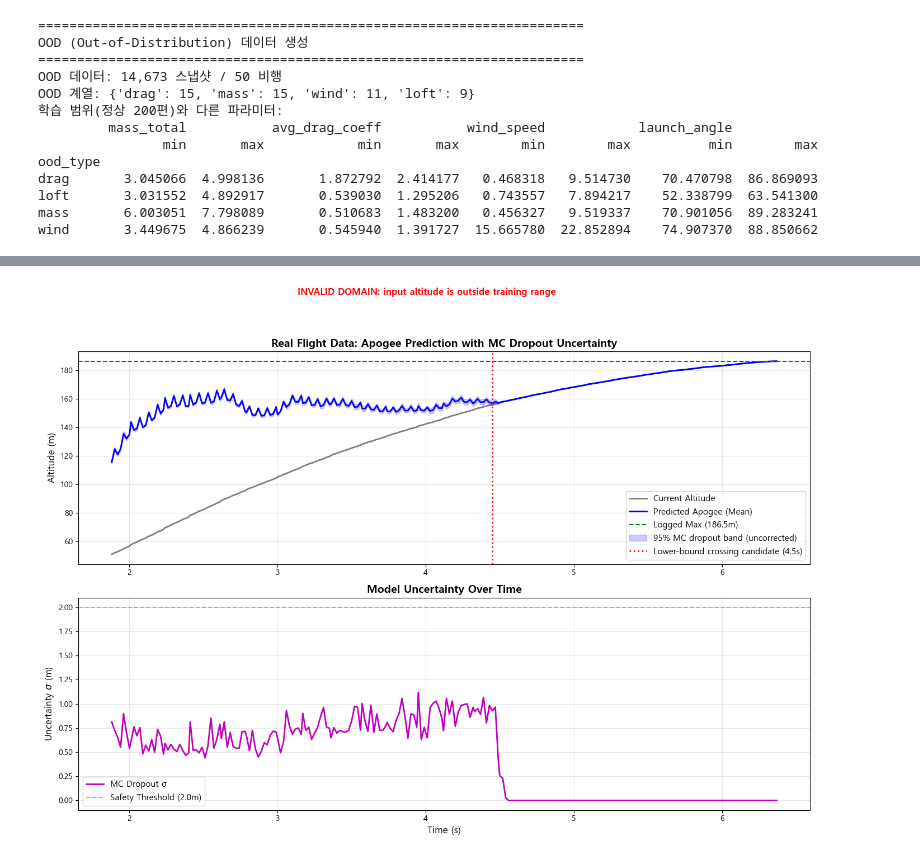
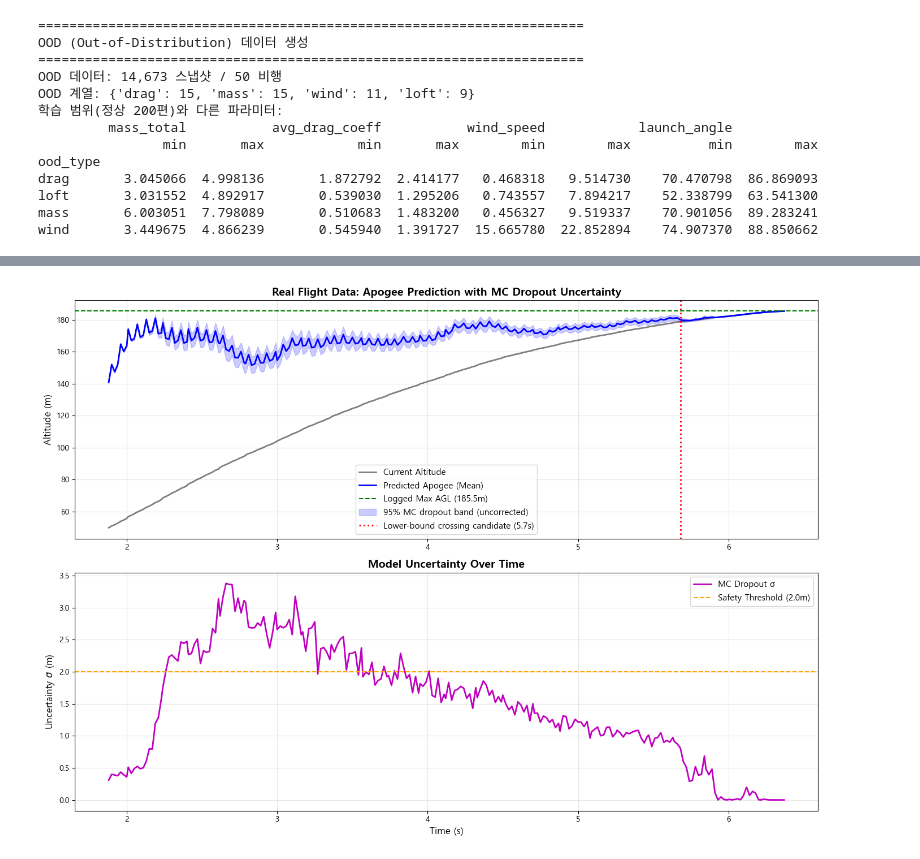
Before and after one commit to postech-psi/psintelligence, a Jupyter notebook: step5-UQ.ipynb, the cells around one changed output, grey strips where cells are left out. Drawn from its saved outputs; the diff is of its cells as text; code cells hidden in the pictures.

```diff
--- a/step5-UQ.ipynb
+++ b/step5-UQ.ipynb
@@ -241,8 +241,8 @@ class GRUModel(nn.Module):
         # Fully Connected 층 통과
         output = self.fc(last_hidden)
 
-        # r = 1 + 0.2*tanh ∈ (0.8, 1.2)
-        return 1.0 + 0.2 * output.squeeze(-1), hidden
+        # r = 1 + 0.5*tanh ∈ (0.5, 1.5)
+        return 1.0 + 0.5 * output.squeeze(-1), hidden
 
     def init_hidden(self, batch_size):
         """초기 은닉 상태 생성"""
@@ -611,9 +624,7 @@ if not os.path.exists(OOD_DATA_PATH):
 
 ood_all = pd.read_csv(OOD_DATA_PATH, compression='gzip')
 ood_meta = pd.read_csv(OOD_META_PATH, compression='gzip')
-if 'dynamic_pressure' not in ood_all.columns:
-    _rho = 1.225 * np.exp(-0.00012 * ood_all['altitude'].abs())
-    ood_all['dynamic_pressure'] = 0.5 * _rho * (ood_all['velocity_z'] ** 2)
+ood_all = _add_relative_columns(ood_all)
 ood_flight_ids = np.sort(ood_all['flight_id'].unique())
 
 print(f"OOD 데이터: {len(ood_all):,} 스냅샷 / {len(ood_flight_ids)} 비행")
@@ -654,11 +665,11 @@ for flight_id in ood_flight_ids[:5]:  # 5 개 OOD 비행
     flight_data = ood_all[ood_all['flight_id'] == flight_id].reset_index(drop=True)
 
     for i in range(0, len(flight_data) - WINDOW_SIZE + 1, 50):
-        seq = flight_data.iloc[i:i+WINDOW_SIZE][['altitude_noisy', 'velocity_z', 'acceleration_noisy',
+        seq = flight_data.iloc[i:i+WINDOW_SIZE][['altitude_noisy_rel', 'velocity_z', 'acceleration_noisy',
                                                    'tilt_angle', 'gyro_roll_noisy', 'dynamic_pressure']].values
         seq_scaled = scaler.transform(seq)
         ood_sequences.append(seq_scaled)
-        ood_h_curr.append(flight_data.iloc[i+WINDOW_SIZE-1]['altitude'])
+        ood_h_curr.append(flight_data.iloc[i+WINDOW_SIZE-1]['altitude_rel'])
         ood_v_z.append(flight_data.iloc[i+WINDOW_SIZE-1]['velocity_z'])
         ood_times.append(flight_data.iloc[i+WINDOW_SIZE-1]['time'])
 
@@ -826,6 +837,7 @@ def load_real_data_for_gru(file_path, scaler, feature_cols, window_size=100):
         with open(file_path, 'r', encoding='cp949') as f: lines = f.readlines()
 
     launch_time = None
+    pad_alt = None
     raw_records =[]
 
     for line in lines:
@@ -840,7 +852,10 @@ def load_real_data_for_gru(file_path, scaler, feature_cols, window_size=100):
 
             if launch_time is not None:
                 time = t_sys - launch_time
-                alt = float(match.group(9))
+                alt_abs = float(match.group(9))
+                if pad_alt is None:
+                    pad_alt = alt_abs
+                alt_rel = alt_abs - pad_alt
                 vel = float(match.group(10))
                 acc_ms = acc_g * 9.80665
                 pitch = float(match.group(3))
@@ -851,14 +866,16 @@ def load_real_data_for_gru(file_path, scaler, feature_cols, window_size=100):
                 # Euler (yaw, pitch, roll) 가정. 지상 pitch 2.56° → tilt ≈ -2.56°.
                 tilt_val = -abs(pitch)
 
-                rho = 1.225 * np.exp(-0.00012 * abs(alt))
+                rho = 1.225 * np.exp(-0.00012 * abs(alt_rel))
                 dyn_pres = 0.5 * rho * (vel**2)
 
                 raw_records.append({
-                    'time': time, 'altitude': alt, 'velocity_z': vel,
+                    'time': time, 'altitude': alt_abs, 'altitude_rel': alt_rel,
+                    'velocity_z': vel,
                     'acceleration_z': acc_ms, 'tilt_angle': tilt_val,
                     'gyro_roll': gyro_roll_rad, 'dynamic_pressure': dyn_pres,
-                    'altitude_noisy': alt, 'acceleration_noisy': acc_ms,
+                    'altitude_noisy': alt_abs, 'altitude_noisy_rel': alt_rel,
+                    'acceleration_noisy': acc_ms,
                     'gyro_roll_noisy': gyro_roll_rad
                 })
 
@@ -877,7 +894,7 @@ def load_real_data_for_gru(file_path, scaler, feature_cols, window_size=100):
 
         last_idx = i + window_size - 1
         times.append(df_real.iloc[last_idx]['time'])
-        h_currs.append(df_real.iloc[last_idx]['altitude'])
+        h_currs.append(df_real.iloc[last_idx]['altitude_rel'])
         v_zs.append(df_real.iloc[last_idx]['velocity_z'])
 
     return (torch.FloatTensor(np.array(sequences)),
@@ -914,7 +931,7 @@ def predict_with_mc_dropout(model, x_tensor, h_curr, v_z, n_samples=100):
 # ---------------------------------------------------------
 # 셀 5에서 이미 Step 4의 6-feature scaler 를 `scaler` 로 로드했다.
 # Step 5 단독 실행이 가능하도록 그 scaler 와 `model` 만 쓴다.
-feature_cols = ['altitude_noisy', 'velocity_z', 'acceleration_noisy',
+feature_cols = ['altitude_noisy_rel', 'velocity_z', 'acceleration_noisy',
                 'tilt_angle', 'gyro_roll_noisy', 'dynamic_pressure']
 file_path = './data/112.txt'
 window_size = 100
@@ -930,18 +947,6 @@ if feature_scaler.n_features_in_ != len(feature_cols):
 X_real_gru, h_real, v_real, t_real, df_real_raw = load_real_data_for_gru(
     file_path, feature_scaler, feature_cols, window_size
 )
-
-import joblib
-from inference_guard import check_feature_domain, format_domain_violations
-_model_meta = joblib.load('./data/simulated/model_metadata.pkl')
-_domain_violations = check_feature_domain(
-    df_real_raw, feature_cols,
-    _model_meta['feature_min'], _model_meta['feature_max'],
-)
-_REAL_DOMAIN_OK = not _domain_violations
-print(format_domain_violations(_domain_violations))
-if not _REAL_DOMAIN_OK:
-    print('  - WARNING: 입력이 학습 범위를 벗어났다. MC Dropout 결과는 외삽이며 실기 성능이 아니다.')
 
 
 print(f"  - GRU 입력 텐서 준비 완료: {X_real_gru.shape}")
@@ -967,8 +972,8 @@ _h_raw = _denom * _raw_r
 # ---------------------------------------------------------
 # 4. 결과 시각화 및 안전 사출 로직 검증
 # ---------------------------------------------------------
-true_apogee = df_real_raw['altitude'].max()
-alt_actual_aligned = df_real_raw.iloc[window_size-1:]['altitude'].values
+true_apogee = df_real_raw['altitude_rel'].max()
+alt_actual_aligned = df_real_raw.iloc[window_size-1:]['altitude_rel'].values
 
 # 95% MC dropout band (±1.96σ)
 z_score = 1.96
@@ -990,7 +995,7 @@ fig, axes = plt.subplots(2, 1, figsize=(14, 10))
 ax1 = axes[0]
 ax1.plot(t_real, alt_actual_aligned, 'k-', alpha=0.5, label='Current Altitude', linewidth=2)
 ax1.plot(t_real, mean_pred, 'b-', label='Predicted Apogee (Mean)', linewidth=2)
-ax1.axhline(true_apogee, color='green', linestyle='--', label=f'Logged Max ({true_apogee:.1f}m)')
+ax1.axhline(true_apogee, color='green', linestyle='--', label=f'Logged Max AGL ({true_apogee:.1f}m)')
 
 # 불확실성 띠(Band) 그리기
 ax1.fill_between(t_real, lower_bound, upper_bound, color='blue', alpha=0.2, label='95% MC dropout band (uncorrected)')
@@ -1015,12 +1020,7 @@ ax2.set_ylabel('Uncertainty $\sigma$ (m)', fontsize=12)
 ax2.legend(fontsize=11)
 ax2.grid(True, alpha=0.3)
 
-if not _REAL_DOMAIN_OK:
-    fig.suptitle('INVALID DOMAIN: input altitude is outside training range',
-                 color='red', fontsize=12, fontweight='bold', y=0.995)
-    plt.tight_layout(rect=[0, 0, 1, 0.95])
-else:
-    plt.tight_layout()
+plt.tight_layout()
 plt.savefig('./data/simulated/real_flight_uq_validation.png', dpi=150)
 plt.show()
 
@@ -1028,14 +1028,12 @@ plt.show()
 # 5. 엔지니어링 분석 리포트 출력
 # ---------------------------------------------------------
 print("="*70)
-print(f"1. 로그 최대 고도: {true_apogee:.2f} m (독립 아포지 계측값이 아님)")
-print(f"2. 반환된 마지막 예측(외삽): {mean_pred[-1]:.2f} ± {std_pred[-1]*1.96:.2f} m (95% MC dropout band)")
+print(f"1. 로그 최대 고도(AGL): {true_apogee:.2f} m")
+print(f"2. 비행 종료 시점 예측 아포지: {mean_pred[-1]:.2f} ± {std_pred[-1]*1.96:.2f} m (95% MC dropout band)")
 print(f"3. 최대 불확실성(초기/연소구간): {std_pred.max():.2f} m")
 print(f"4. 최소 불확실성(관성/아포지부근): {std_pred.min():.2f} m")
-print(f"5. clamp 전 오차(성능 아님): {abs(_h_raw[-1] - true_apogee):.2f} m (r_raw={_raw_r[-1]:.4f})")
+print(f"5. clamp 전 아포지 오차: {abs(_h_raw[-1] - true_apogee):.2f} m (r_raw={_raw_r[-1]:.4f})")
 print(f"6. clamp 활성 비율: {_clamp_frac:.1f}% | 마지막 v_z: {v_real[-1].item():.2f} m/s")
-if not _REAL_DOMAIN_OK:
-    print("7. STATUS: 학습 범위 밖 외삽 — 실기 성능으로 해석하지 않는다.")
 
 # ============================================================================
 # [추가 분석] 예측구간 경험적 포함률 + conformal calibration + OOD AUROC
@@ -1043,14 +1041,10 @@ if not _REAL_DOMAIN_OK:
 from sklearn.metrics import roc_auc_score
 from sklearn.model_selection import train_test_split
 
-FEATURES = ['altitude_noisy', 'velocity_z', 'acceleration_noisy',
+FEATURES = ['altitude_noisy_rel', 'velocity_z', 'acceleration_noisy',
             'tilt_angle', 'gyro_roll_noisy', 'dynamic_pressure']
-_meta_all = pd.read_csv('./data/simulated/flight_metadata.csv.gz')
-_apogee_map = _meta_all.set_index('flight_id')['apogee_altitude'].to_dict()
-
-if 'dynamic_pressure' not in df.columns:
-    _rho_all = 1.225 * np.exp(-0.00012 * df['altitude'].abs())
-    df['dynamic_pressure'] = 0.5 * _rho_all * (df['velocity_z'] ** 2)
+df = _add_relative_columns(df)
+_apogee_map = df.groupby('flight_id')['altitude_rel'].max().to_dict()
 
 _flight_ids = df['flight_id'].unique()
 _train_ids, _temp_ids = train_test_split(_flight_ids, test_size=0.4, random_state=42)
@@ -1064,7 +1058,7 @@ def _windows(frame, ids, apogee_map, stride=10):
         for i in range(0, len(g) - 100 + 1, stride):
             X.append(scaler.transform(g.iloc[i:i+100][FEATURES].values))
             last = g.iloc[i + 99]
-            h.append(last['altitude']); v.append(last['velocity_z'])
+            h.append(last['altitude_rel']); v.append(last['velocity_z'])
             y.append(apogee_map[f]); fid.append(f)
     return (np.asarray(X), np.asarray(h, dtype=np.float32),
             np.asarray(v, dtype=np.float32), np.asarray(y, dtype=np.float32),
@@ -1095,11 +1089,9 @@ x_val, h_val, v_val, y_val, f_val = _windows(df, _cal_ids, _apogee_map)
 x_test, h_test, v_test, y_test, f_test = _windows(df, _test_ids, _apogee_map)
 
 _ood = pd.read_csv('./data/simulated/ood/ood_trajectories.csv.gz')
+_ood = _add_relative_columns(_ood)
 _ood_meta = pd.read_csv('./data/simulated/ood/ood_metadata.csv.gz')
-_ood_apogee = _ood_meta.set_index('flight_id')['apogee_altitude'].to_dict()
-if 'dynamic_pressure' not in _ood.columns:
-    _rho_ood = 1.225 * np.exp(-0.00012 * _ood['altitude'].abs())
-    _ood['dynamic_pressure'] = 0.5 * _rho_ood * (_ood['velocity_z'] ** 2)
+_ood_apogee = _ood.groupby('flight_id')['altitude_rel'].max().to_dict()
 x_ood, h_ood, v_ood, y_ood, f_ood = _windows(_ood, np.sort(_ood['flight_id'].unique()), _ood_apogee)
 
 m_val, s_val = _mc_stats(x_val, h_val, v_val)
@@ -1159,9 +1151,9 @@ print(f"  계열별 AUROC: " + ", ".join(f"{k} {v:.3f}" for k, v in _fam_auc.ite
 print(f"  conformal 폭: {2*q_cp:.1f} m ({2*q_cp/np.mean(y_test)*100:.1f}% of 평균 아포지)")
 
 # 실제 비행 112에도 같은 conformal 폭을 적용
-_true_real = float(df_real_raw['altitude'].max())
+_true_real = float(df_real_raw['altitude_rel'].max())
 _final_mean = float(mean_pred[-1])
-print(f"\n  실제 비행 112 (외삽, 성능 아님): 반환 {_final_mean:.2f} m, 로그 최대 {_true_real:.2f} m")
+print(f"\n  실제 비행 112: 예측 {_final_mean:.2f} m, 실제 {_true_real:.2f} m")
 print(f"    native 95% 구간: [{_final_mean - 1.96*std_pred[-1]:.2f}, {_final_mean + 1.96*std_pred[-1]:.2f}] m")
 print(f"    conformal 95% 구간: [{_final_mean - q_cp:.2f}, {_final_mean + q_cp:.2f}] m")
 # conformal 하한을 실제 사출 규칙에 연결
@@ -1188,5 +1176,5 @@ input domain: OUT OF TRAINING RANGE
   - GRU 입력 텐서 준비 완료: torch.Size([236, 100, 6])
   - MC Dropout 추론 진행 중 (T=100)...
   - 추론 완료됨.
-[figure, old version]
+[figure, new version]
 ======================================================================
```
Also changed, not shown: parts of 6 cells of this notebook, 22 other files.
